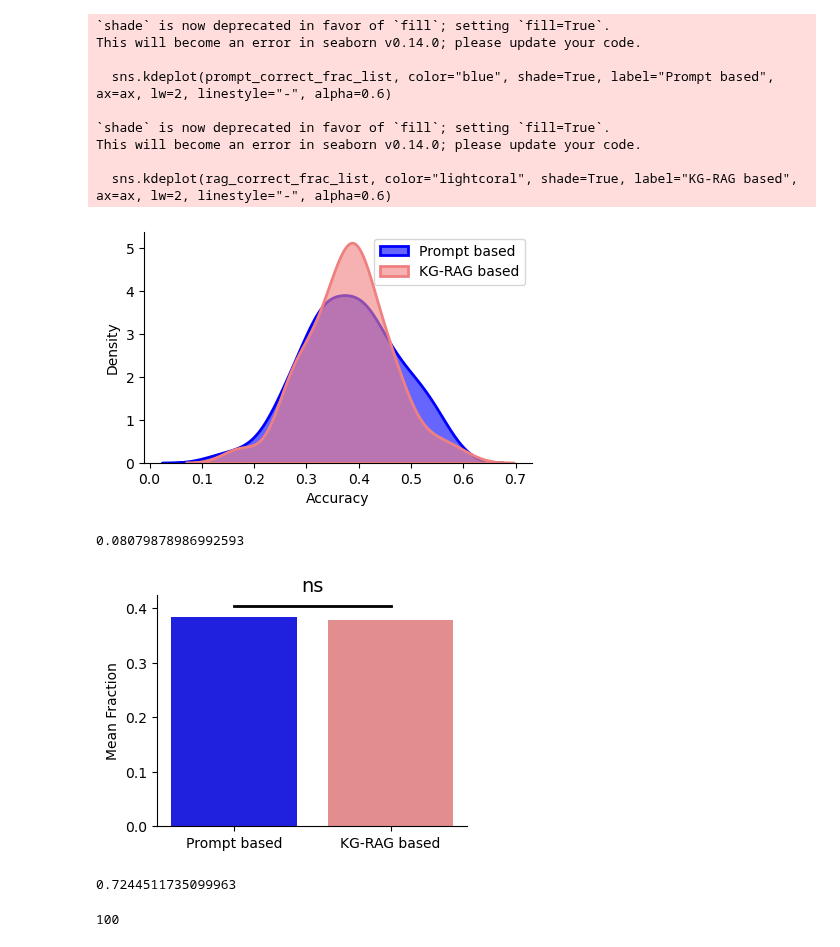
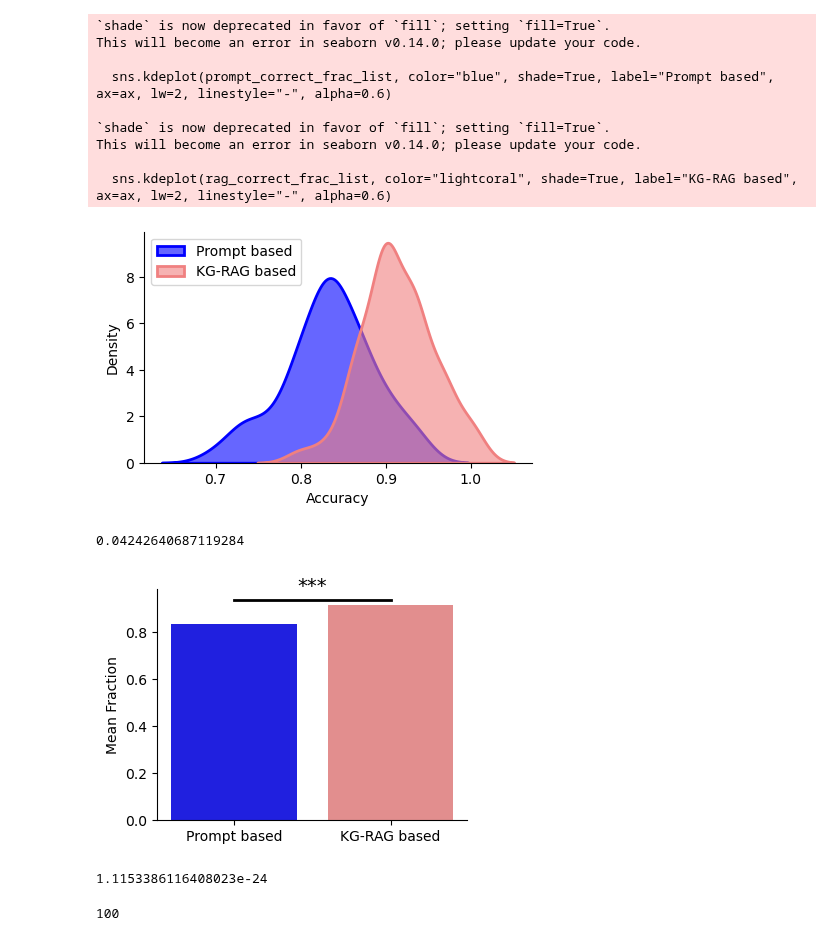
Before and after one commit to BaranziniLab/KG_RAG, a Jupyter notebook: codes/llm_notebooks/analysis/test_questions_mcq_response_comparative_analysys_llama.ipynb, the cells around one changed output. Cells and saved outputs as stored; diff of their text form; code cells hidden in the pictures.

```diff
--- a/codes/llm_notebooks/analysis/test_questions_mcq_response_comparative_analysys_llama.ipynb
+++ b/codes/llm_notebooks/analysis/test_questions_mcq_response_comparative_analysys_llama.ipynb
@@ -15,13 +15,32 @@ def extract_answer(text):
     except:
         text_processed = text.split('"answer":')[-1].split('\n')[0].strip()
     return text_processed
+
+def correct_paranthesis_split(text):
+    try:
+        text_processed = text.split('"answer":')[-1].split("\n")[1].split(":")[-1].split('"')[1].strip()
+        return text_processed
+    except:
+        return text
 # %%
-PROMPT_RESPONSE_PATH = "../../../data/analysis_results/Llama_2_13b_chat_hf_prompt_based_two_hop_mcq_disease_anatomy_response.csv"
+PROMPT_RESPONSE_PATH = "../../../data/analysis_results/Llama_2_13b_chat_hf_prompt_based_two_hop_mcq_from_disgenet_response.csv"
 
-RAG_RESPONSE_PATH = "../../../data/analysis_results/Llama_2_13b_chat_hf_node_retrieval_rag_based_two_hop_mcq_disease_anatomy_response.csv"
+RAG_RESPONSE_PATH = "../../../data/analysis_results/Llama_2_13b_chat_hf_node_retrieval_rag_based_two_hop_mcq_from_disgenet_response.csv"
 # %%
 prompt_response_df = pd.read_csv(PROMPT_RESPONSE_PATH)
 rag_response_df = pd.read_csv(RAG_RESPONSE_PATH)
 
 prompt_response_df.loc[:, 'extracted_answer'] = prompt_response_df['llm_answer'].apply(extract_answer)
 rag_response_df.loc[:, 'extracted_answer'] = rag_response_df['llm_answer'].apply(extract_answer)
+
+prompt_response_df_paranthesis_split = prompt_response_df[prompt_response_df.extracted_answer=="{"]
+if prompt_response_df_paranthesis_split.shape[0] > 0:
+    prompt_response_df_paranthesis_split.loc[:, "extracted_answer"] = prompt_response_df_paranthesis_split.llm_answer.apply(correct_paranthesis_split)
+    prompt_response_df_wo_paranthesis_split = prompt_response_df[prompt_response_df.extracted_answer != "{"]
+    prompt_response_df = pd.concat([prompt_response_df_wo_paranthesis_split, prompt_response_df_paranthesis_split])
+
+rag_response_df_paranthesis_split = rag_response_df[rag_response_df.extracted_answer=="{"]
+if rag_response_df_paranthesis_split.shape[0] > 0:
+    rag_response_df_paranthesis_split.loc[:, "extracted_answer"] = rag_response_df_paranthesis_split.llm_answer.apply(correct_paranthesis_split)
+    rag_response_df_wo_paranthesis_split = rag_response_df[rag_response_df.extracted_answer != "{"]
+    rag_response_df = pd.concat([rag_response_df_wo_paranthesis_split, rag_response_df_paranthesis_split])
@@ -54,41 +84,40 @@ fig = plt.figure(figsize=(5, 3))
 ax = plt.gca()
 
 # Plot KDEs with the specified styling
 sns.kdeplot(prompt_correct_frac_list, color="blue", shade=True, label="Prompt based", ax=ax, lw=2, linestyle="-", alpha=0.6)
 sns.kdeplot(rag_correct_frac_list, color="lightcoral", shade=True, label="KG-RAG based", ax=ax, lw=2, linestyle="-", alpha=0.6)
 
 # Set the outline color to black
 for artist in ax.lines:
     artist.set_edgecolor("black")
 
 # Add labels and legend
 plt.xlabel("Accuracy")
 plt.ylabel("Density")
-plt.legend()
+plt.legend(loc="upper left")
 
 sns.despine(top=True, right=True)
 
 # Show the plot
 plt.show()
 
-fig_filename = "../../../data/analysis_results/figures/two_hop_DISEASE_ANATOMY_mcq_llm_performance.svg"
-
+fig_filename = "../../../data/analysis_results/figures/two_hop_DISGENET_mcq_llm_performance.svg"
 fig.savefig(fig_filename, format='svg', bbox_inches='tight')
 # %% [output]
 `shade` is now deprecated in favor of `fill`; setting `fill=True`.
 This will become an error in seaborn v0.14.0; please update your code.
 
   sns.kdeplot(prompt_correct_frac_list, color="blue", shade=True, label="Prompt based", ax=ax, lw=2, linestyle="-", alpha=0.6)
 
 `shade` is now deprecated in favor of `fill`; setting `fill=True`.
 This will become an error in seaborn v0.14.0; please update your code.
 
   sns.kdeplot(rag_correct_frac_list, color="lightcoral", shade=True, label="KG-RAG based", ax=ax, lw=2, linestyle="-", alpha=0.6)
-[figure, old version]
+[figure, new version]
 # %%
 np.std(rag_correct_frac_list)
 # %% [output]
-0.08079878986992593
+0.04242640687119284
 # %%
 
 
@@ -127,11 +156,11 @@ sns.despine(top=True, right=True)
 # Show the plot
 plt.show()
 # %% [output]
-[figure, old version]
+[figure, new version]
 # %%
 p_value
 # %% [output]
-0.7244511735099963
+1.1153386116408023e-24
 # %%
 len(prompt_correct_frac_list)
 # %% [output]
```
Also changed, not shown: parts of 1 cell of this notebook, 1 other file.
